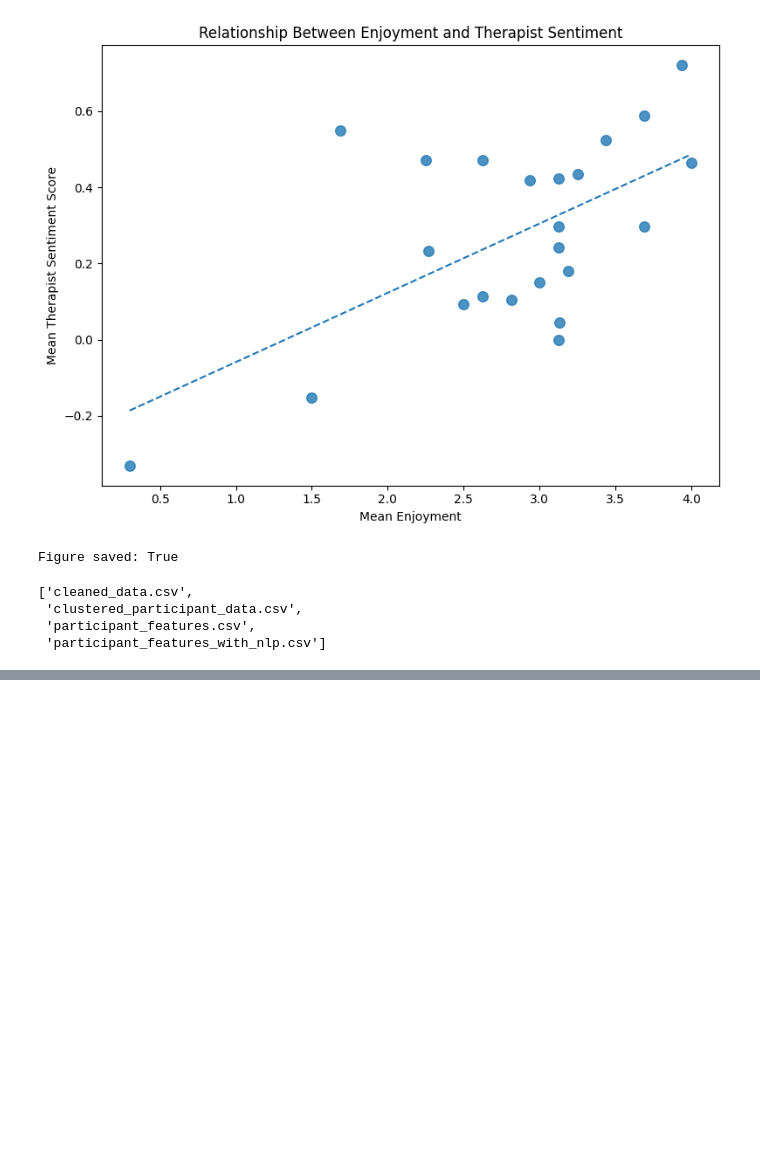
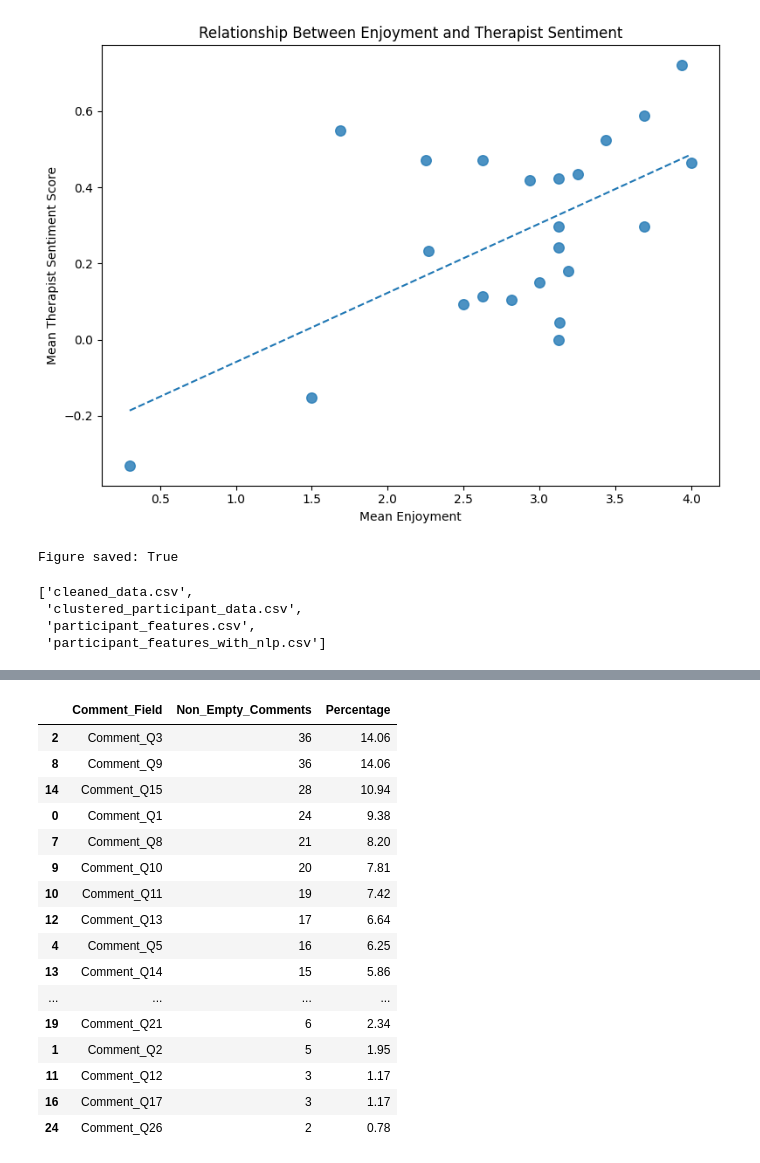
Before and after one commit to PuspitaGoswami/asd-interventions, a Jupyter notebook: notebooks/05_profile_interpretation.ipynb, the cells around one changed output, grey strips where cells are left out. Saved outputs shown, nothing was run; the diff lists cells and outputs as text; code cells hidden in the pictures; blank space fills up the shorter version.

```diff
--- a/notebooks/05_profile_interpretation.ipynb
+++ b/notebooks/05_profile_interpretation.ipynb
@@ -584,0 +650,17 @@ Figure saved: True
+# %%
+therapist_df = cleaned_df[
+    cleaned_df["Submitted_by"] == "T"
+].copy()
+
+print("Therapist records:", therapist_df.shape[0])
+print(
+    "Participants represented:",
+    therapist_df["Participant id"].nunique()
+)
+
+print("\nSessions per participant:")
+print(
+    therapist_df.groupby("Participant id")["Session number"]
+    .nunique()
+    .describe()
+)
@@ -584,0 +685,48 @@ Figure saved: True
+# %%
+comment_cols = [
+    col for col in therapist_df.columns
+    if col.startswith("Comment_Q")
+]
+
+comment_availability = []
+
+for col in comment_cols:
+    non_empty = (
+        therapist_df[col]
+        .fillna("")
+        .astype(str)
+        .str.strip()
+        .ne("")
+        .sum()
+    )
+
+    comment_availability.append({
+        "Comment_Field": col,
+        "Non_Empty_Comments": non_empty,
+        "Percentage": (non_empty / len(therapist_df)) * 100
+    })
+
+comment_availability_df = (
+    pd.DataFrame(comment_availability)
+    .sort_values("Non_Empty_Comments", ascending=False)
+)
+
+comment_availability_df.round(2)
+# %% [output]
+|  | Comment_Field | Non_Empty_Comments | Percentage |
+| 2 | Comment_Q3 | 36 | 14.06 |
+| 8 | Comment_Q9 | 36 | 14.06 |
+| 14 | Comment_Q15 | 28 | 10.94 |
+| 0 | Comment_Q1 | 24 | 9.38 |
+| 7 | Comment_Q8 | 21 | 8.20 |
+| 9 | Comment_Q10 | 20 | 7.81 |
+| 10 | Comment_Q11 | 19 | 7.42 |
+| 12 | Comment_Q13 | 17 | 6.64 |
+| 4 | Comment_Q5 | 16 | 6.25 |
+| 13 | Comment_Q14 | 15 | 5.86 |
+| ... | ... | ... | ... |
+| 19 | Comment_Q21 | 6 | 2.34 |
+| 1 | Comment_Q2 | 5 | 1.95 |
+| 11 | Comment_Q12 | 3 | 1.17 |
+| 16 | Comment_Q17 | 3 | 1.17 |
+| 24 | Comment_Q26 | 2 | 0.78 |
```
Also changed, not shown: parts of 46 cells of this notebook.
